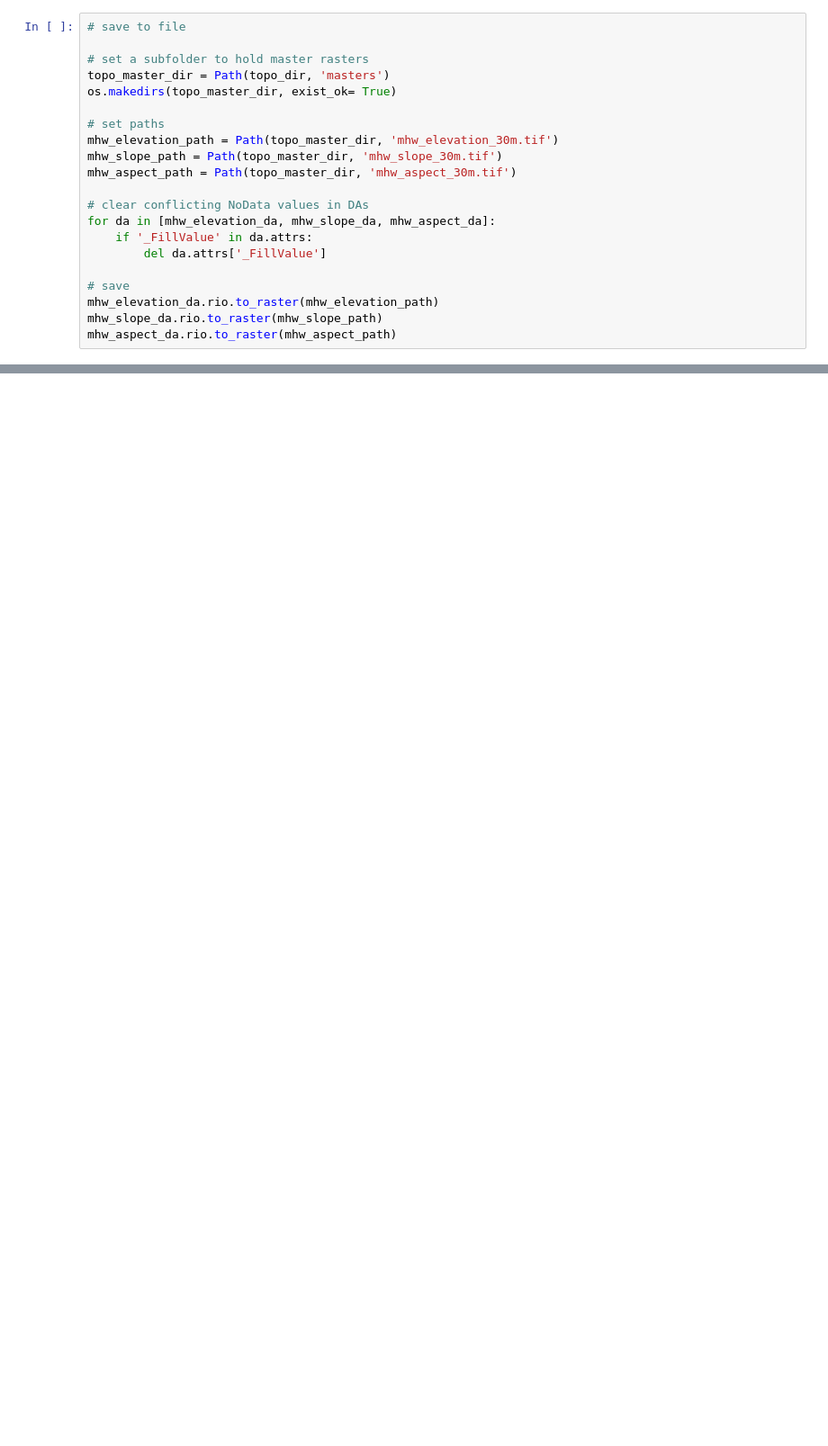
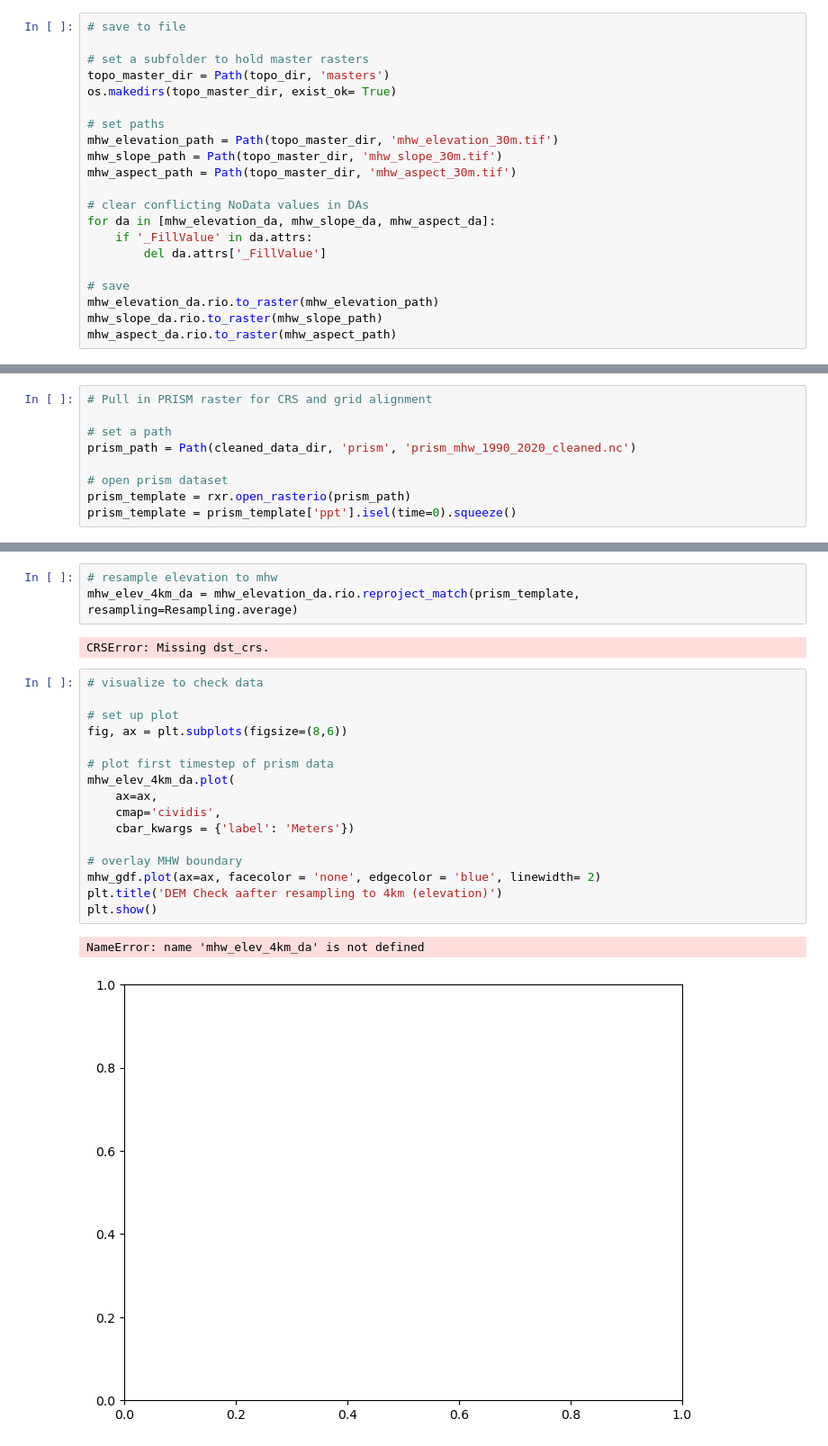
Before and after one commit to rainihelmstadter/snow-drought-modeling, a Jupyter notebook: code/03-dem-download.ipynb, the cells around one changed output, grey strips where cells are left out. Shown at 90% size. Cells and saved outputs as stored; diff of their text form; blank space fills up the shorter version.

```diff
--- a/code/03-dem-download.ipynb
+++ b/code/03-dem-download.ipynb
@@ -231,0 +237,9 @@ mhw_aspect_da.rio.to_raster(mhw_aspect_path)
+# %%
+# Pull in PRISM raster for CRS and grid alignment
+
+# set a path
+prism_path = Path(cleaned_data_dir, 'prism', 'prism_mhw_1990_2020_cleaned.nc')
+
+# open prism dataset
+prism_template = rxr.open_rasterio(prism_path)
+prism_template = prism_template['ppt'].isel(time=0).squeeze()
@@ -231,0 +254,24 @@ mhw_aspect_da.rio.to_raster(mhw_aspect_path)
+# %%
+# resample elevation to mhw
+mhw_elev_4km_da = mhw_elevation_da.rio.reproject_match(prism_template, resampling=Resampling.average)
+# %% [output]
+CRSError: Missing dst_crs.
+# %%
+# visualize to check data
+
+# set up plot
+fig, ax = plt.subplots(figsize=(8,6))
+
+# plot first timestep of prism data
+mhw_elev_4km_da.plot(
+    ax=ax,
+    cmap='cividis',
+    cbar_kwargs = {'label': 'Meters'})
+
+# overlay MHW boundary
+mhw_gdf.plot(ax=ax, facecolor = 'none', edgecolor = 'blue', linewidth= 2)
+plt.title('DEM Check aafter resampling to 4km (elevation)')
+plt.show()
+# %% [output]
+NameError: name 'mhw_elev_4km_da' is not defined
+[figure, added]
```
Also changed, not shown: parts of 5 cells of this notebook, 1 other file.
